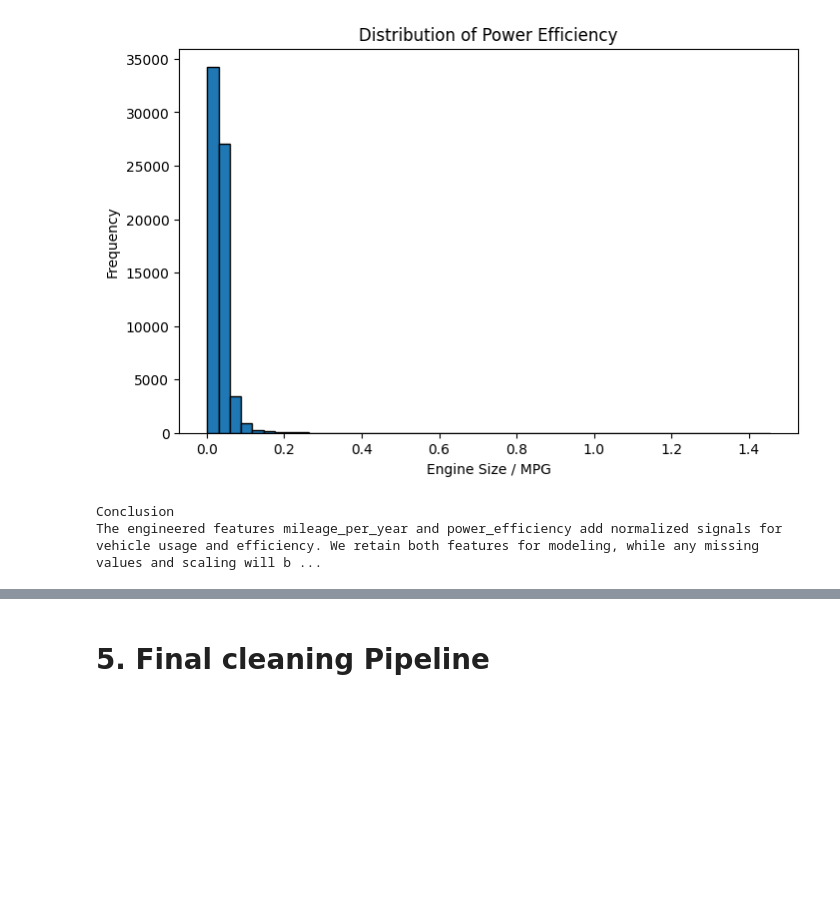
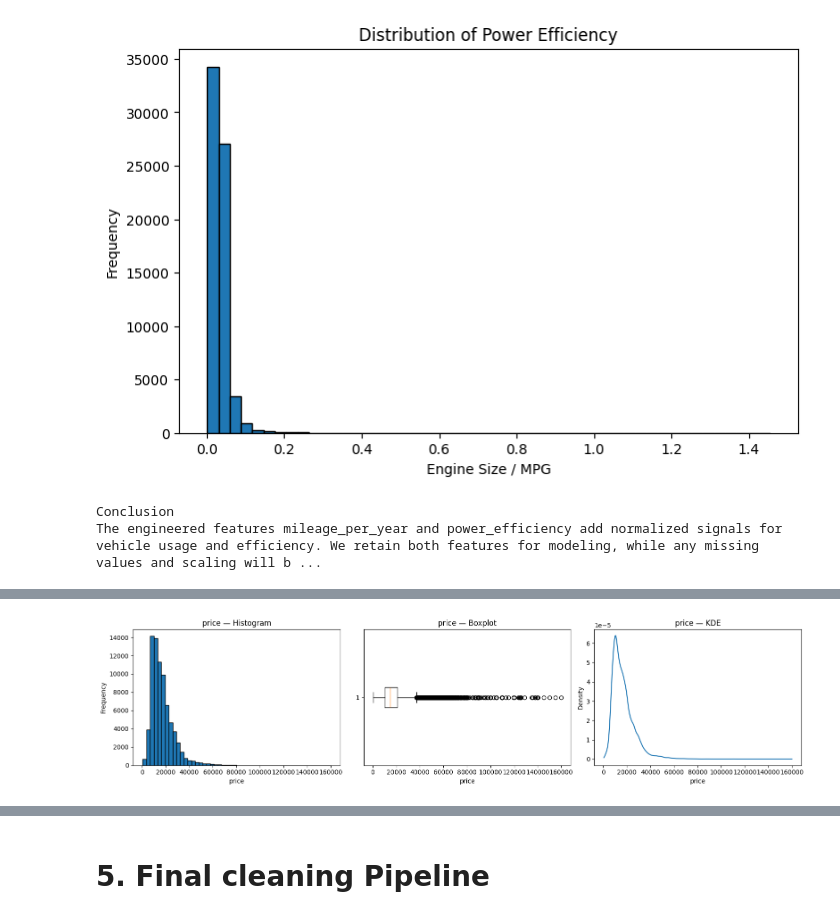
Before and after one commit to carlosoamorim/cars-4-you, a Jupyter notebook: Group57_part1.ipynb, the cells around one changed output, grey strips where cells are left out. Saved outputs shown, nothing was run; the diff lists cells and outputs as text; code cells hidden in the pictures; blank space fills up the shorter version.

```diff
--- a/Group57_part1.ipynb
+++ b/Group57_part1.ipynb
@@ -2247,3 +2234,0 @@ df[["mileage_per_year", "power_efficiency"]].head()
-# %%
-df=mileage_per_year(df)
-df=power_efficiency(df)
@@ -2262,7 +2235,77 @@ df[["mileage_per_year", "power_efficiency"]].head()
-# %%
-num_cols = ['year', 'mileage', 'tax', 'mpg', 'engineSize','previousOwners',"mileage_per_year","power_efficiency"]
-cat_cols = ['Brand', 'model', 'transmission', 'fuelType']
-int_cols = ['year', 'previousOwners']
-float_cols = ['mileage', 'tax', 'mpg', 'engineSize',"mileage_per_year","power_efficiency"]
 # %%
 df=fill_cats_UNKNOWN(df, cat_cols)
+# %%
+# =========================================
+# Numerical Features — Histogram | Boxplot | KDE
+# =========================================
+
+from IPython.display import display, HTML
+import numpy as np
+import matplotlib.pyplot as plt
+from scipy.stats import gaussian_kde
+
+# ---- Section introduction
+display(HTML("""
+<div style="background-color:#e8f1ff; padding:12px; border-radius:8px; border-left:6px solid #1f77ff;">
+<b>Univariate analysis — numerical features</b><br><br>
+Each row below shows, for a given numerical feature:
+<ul>
+<li>Histogram (distribution)</li>
+<li>Boxplot (dispersion and outliers)</li>
+<li>KDE plot (smoothed density)</li>
+</ul>
+</div>
+"""))
+
+# ---- Numerical columns from current pipeline
+numeric_cols = [
+    "price", "year", "mileage", "tax", "mpg",
+    "engineSize", "previousOwners",
+    "mileage_per_year", "power_efficiency"
+]
+
+numeric_cols = [c for c in numeric_cols if c in df.columns]
+
+# ---- Plot per feature: 1 row × 3 plots
+for col in numeric_cols:
+    values = df[col].dropna()
+
+    if len(values) < 5:
+        continue
+
+    fig, axes = plt.subplots(1, 3, figsize=(16, 4))
+
+    # ---- Histogram
+    axes[0].hist(values, bins=50, edgecolor="black")
+    axes[0].set_title(f"{col} — Histogram")
+    axes[0].set_xlabel(col)
+    axes[0].set_ylabel("Frequency")
+
+    # ---- Boxplot
+    axes[1].boxplot(values, vert=False)
+    axes[1].set_title(f"{col} — Boxplot")
+    axes[1].set_xlabel(col)
+
+    # ---- KDE
+    kde = gaussian_kde(values)
+    x_vals = np.linspace(values.min(), values.max(), 300)
+    axes[2].plot(x_vals, kde(x_vals))
+    axes[2].set_title(f"{col} — KDE")
+    axes[2].set_xlabel(col)
+    axes[2].set_ylabel("Density")
+
+    plt.tight_layout()
+    plt.show()
+
+# ---- Conclusion
+display(HTML("""
+<div style="background-color:#e8f1ff; padding:12px; border-radius:8px; border-left:6px solid #1f77ff;">
+<b>Conclusion</b><br><br>
+This layout enables direct visual comparison of distribution shape, dispersion,
+and density for each numerical feature.<br><br>
+
+The analysis confirms skewness and outliers in several variables, justifying the
+use of robust scaling and pipeline-based preprocessing rather than manual clipping.
+</div>
+"""))
+# %% [output]
@@ -2268,0 +2317 @@ df=fill_cats_UNKNOWN(df, cat_cols)
+[figure, added]
```
Also changed, not shown: parts of 6 cells of this notebook.
